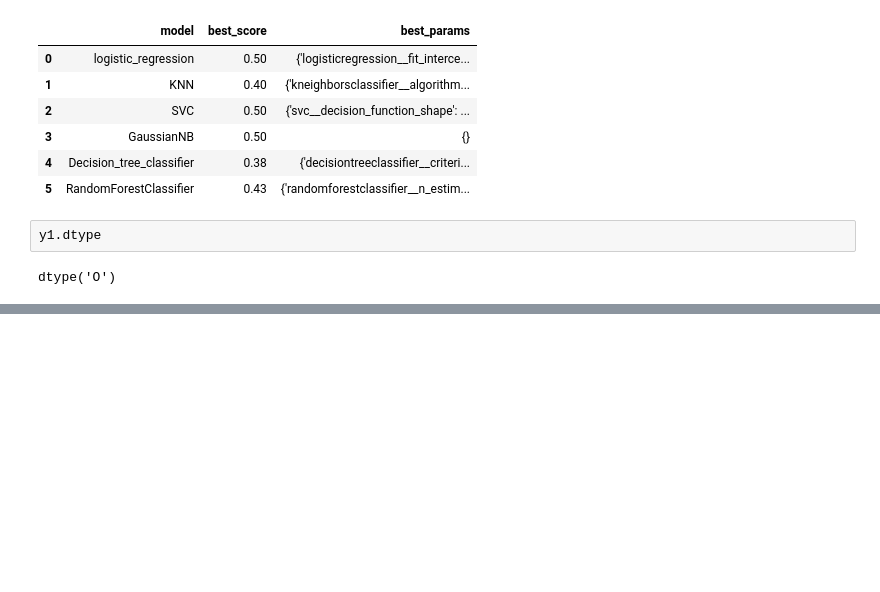
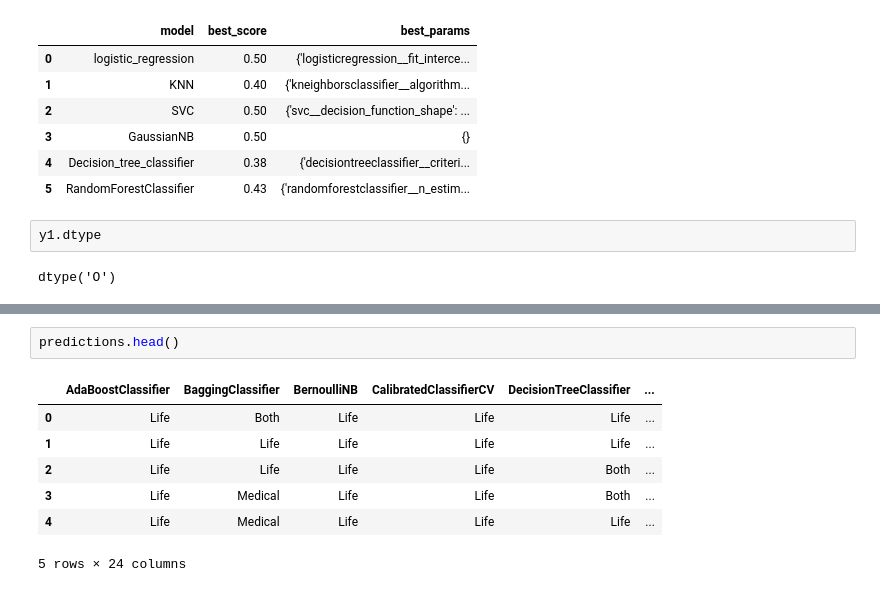
Before and after one commit to Varun988/ML_and_Datascience, a Jupyter notebook: 5000_Employee_Details_Dataset.ipynb, the cells around one changed output, grey strips where cells are left out. Drawn from its saved outputs; the diff is of its cells as text; blank space fills up the shorter version.

```diff
--- a/5000_Employee_Details_Dataset.ipynb
+++ b/5000_Employee_Details_Dataset.ipynb
@@ -768,0 +795,10 @@ dtype('O')
+# %%
+predictions.head()
+# %% [output]
+|  | AdaBoostClassifier | BaggingClassifier | BernoulliNB | CalibratedClassifierCV | DecisionTreeClassifier | ... |
+| 0 | Life | Both | Life | Life | Life | ... |
+| 1 | Life | Life | Life | Life | Life | ... |
+| 2 | Life | Life | Life | Life | Both | ... |
+| 3 | Life | Medical | Life | Life | Both | ... |
+| 4 | Life | Medical | Life | Life | Life | ... |
+5 rows × 24 columns
```
Also changed, not shown: parts of 2 cells of this notebook.
